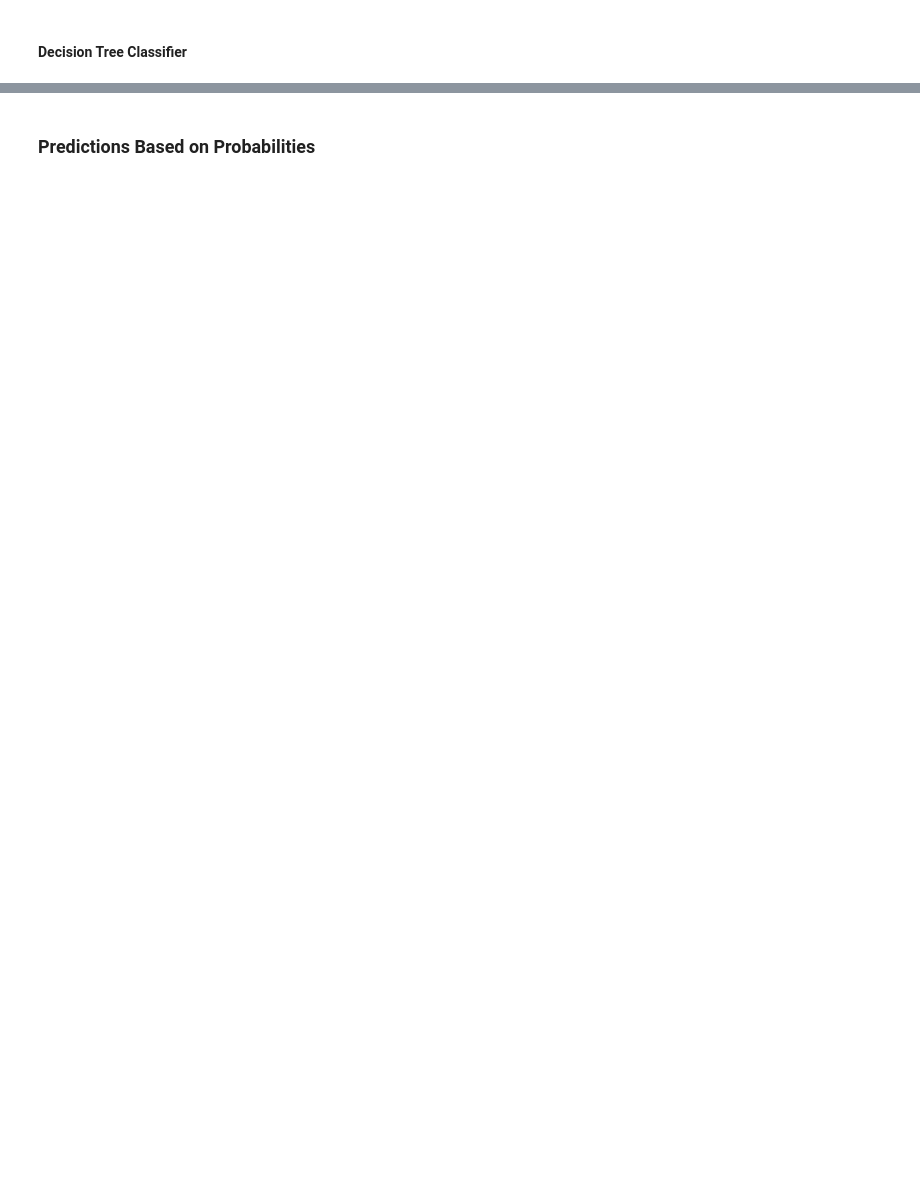
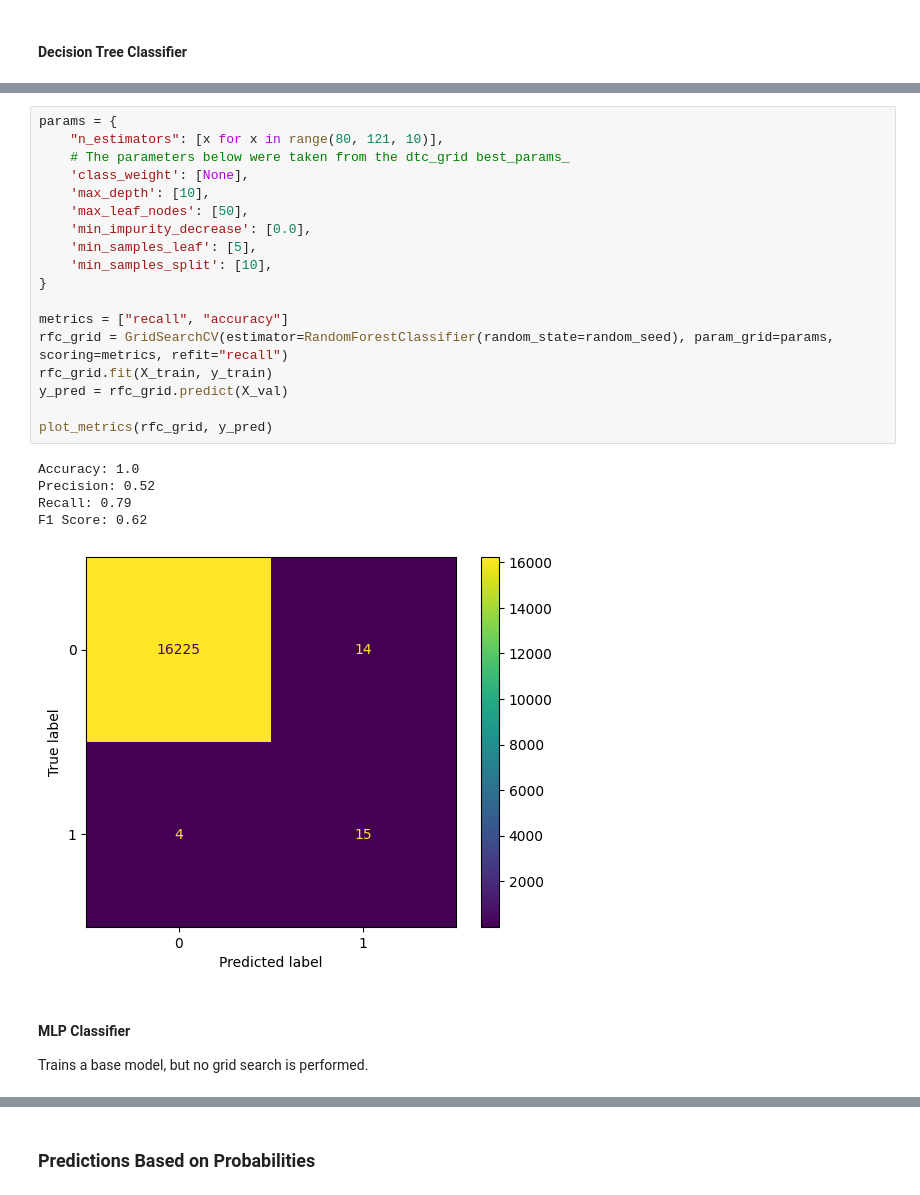
Before and after one commit to noahfrank0001/BankFraudDetection, a Jupyter notebook: analysis.ipynb, the cells around one changed output, grey strips where cells are left out. Saved outputs shown, nothing was run; the diff lists cells and outputs as text; blank space fills up the shorter version.

```diff
--- a/analysis.ipynb
+++ b/analysis.ipynb
@@ -340,3 +313,31 @@ F1 Score: 0.41379310344827586
+# %%
+params = {
+    "n_estimators": [x for x in range(80, 121, 10)],
+    # The parameters below were taken from the dtc_grid best_params_
+    'class_weight': [None],
+    'max_depth': [10],
+    'max_leaf_nodes': [50],
+    'min_impurity_decrease': [0.0],
+    'min_samples_leaf': [5],
+    'min_samples_split': [10],
+}
+
+metrics = ["recall", "accuracy"]
+rfc_grid = GridSearchCV(estimator=RandomForestClassifier(random_state=random_seed), param_grid=params, scoring=metrics, refit="recall")
+rfc_grid.fit(X_train, y_train)
+y_pred = rfc_grid.predict(X_val)
+
+plot_metrics(rfc_grid, y_pred)
+# %% [output]
+Accuracy: 1.0
+Precision: 0.52
+Recall: 0.79
+F1 Score: 0.62
+[figure, added]
+# %% [markdown]
+#### MLP Classifier
+
+Trains a base model, but no grid search is performed.
 # %%
 from sklearn.neural_network import MLPClassifier
 
```
Also changed, not shown: parts of 38 cells of this notebook.
